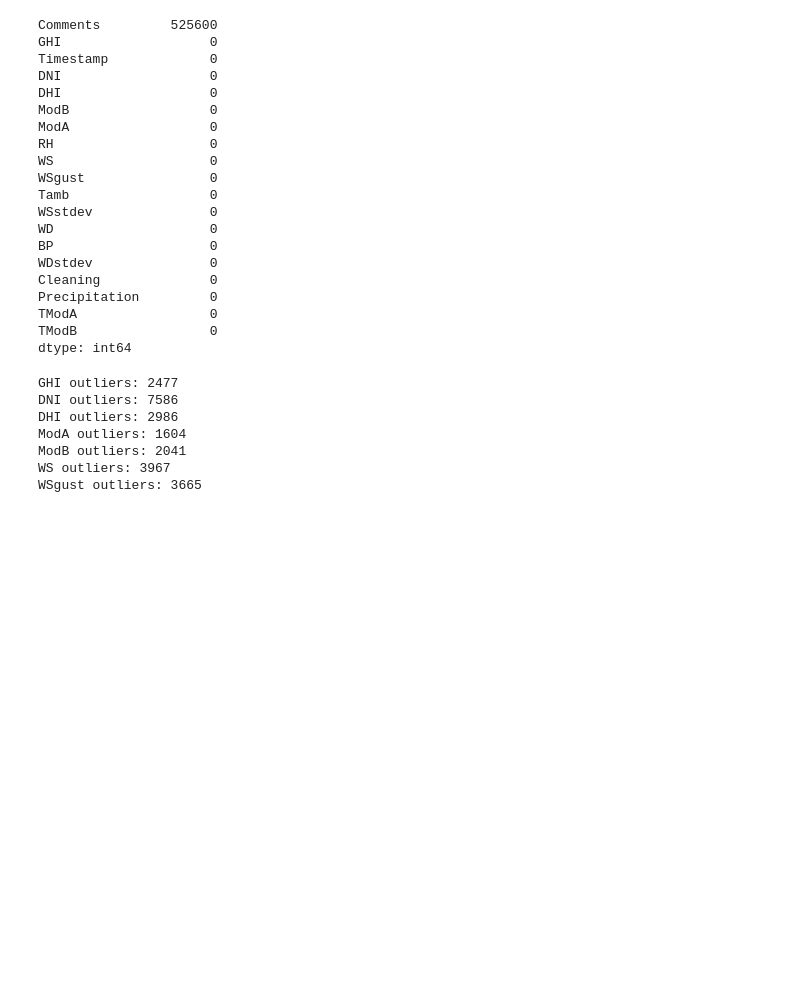
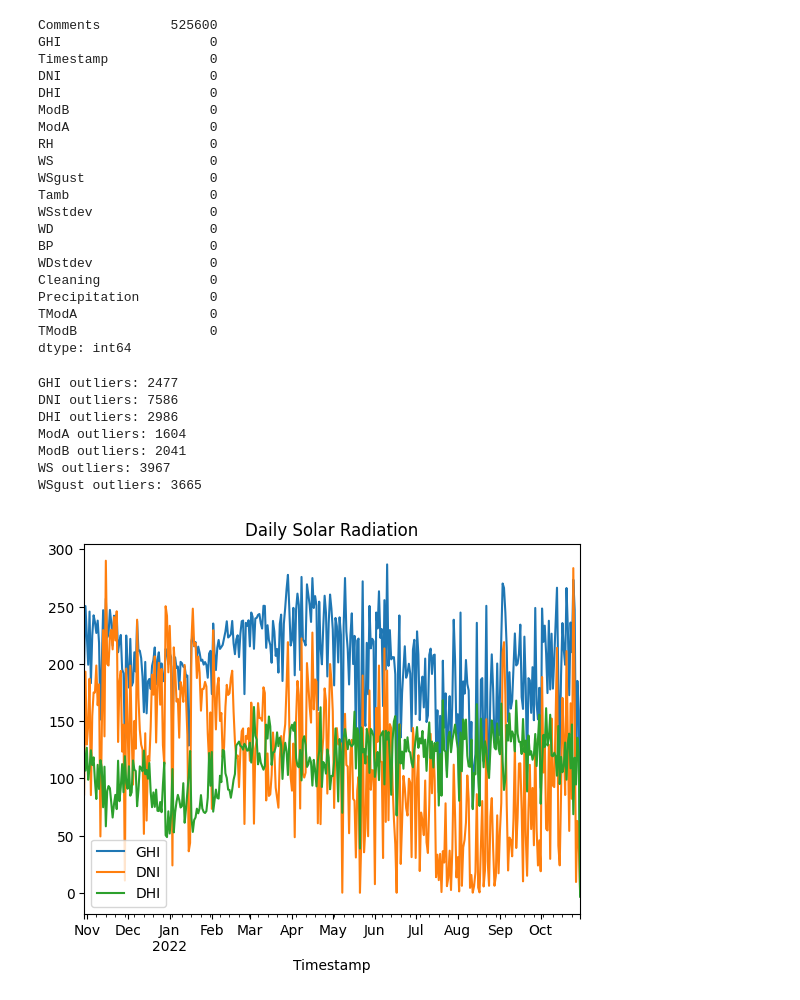
Before and after one commit to yeab-B/solar-challenge-week1, a Jupyter notebook: src/notebooks/sierra_leone_eda.ipynb, the cells around one changed output. Drawn from its saved outputs; the diff is of its cells as text; code cells hidden in the pictures; blank space fills up the shorter version.

```diff
--- a/src/notebooks/sierra_leone_eda.ipynb
+++ b/src/notebooks/sierra_leone_eda.ipynb
@@ -64,3 +64,12 @@ for col in ['ModA', 'ModB', 'WS', 'WSgust']:
 df.drop(columns=[col for col in df.columns if str(col).startswith('z_')], inplace=True)
 # %%
 df.to_csv('data/sierraleone-bumbuna.csv', index=False)
+# %%
+import matplotlib.pyplot as plt
+
+df['Timestamp'] = pd.to_datetime(df['Timestamp'])  # Adjust if your time column is named differently
+df.set_index('Timestamp').resample('D')[['GHI', 'DNI', 'DHI']].mean().plot()
+plt.title('Daily Solar Radiation')
+plt.show()
+# %% [output]
+[figure, added]
```
